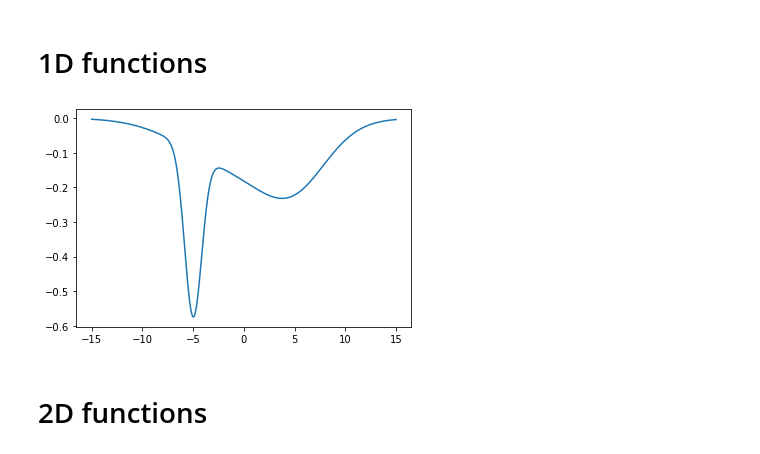
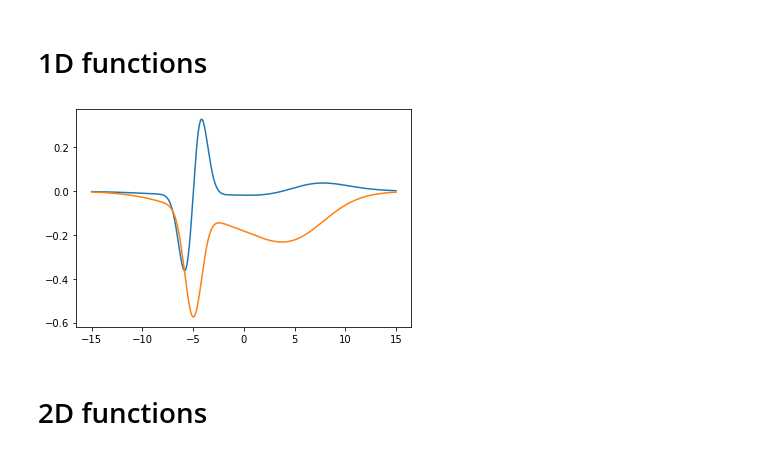
Before and after one commit to daniellengyel/shallow_minima, a Jupyter notebook: Different Functions.ipynb, the cells around one changed output. Drawn from its saved outputs; the diff is of its cells as text; code cells hidden in the pictures.

```diff
--- a/Different Functions.ipynb
+++ b/Different Functions.ipynb
@@ -10,15 +10,15 @@ import plotly.graph_objects as go
 # %%
 X = np.linspace(-15, 15, 1000)
 inp = np.array([X])
 
 out = flat_sharp_gaussian(inp)
 out_grad = grad_flat_sharp_gaussian(inp)
 
-# plt.plot(X, out_grad[0])
+plt.plot(X, out_grad[0])
 plt.plot(X, out)
 plt.show()
 # %% [output]
-[figure, old version]
+[figure, new version]
 # %% [markdown]
 # 2D functions
 # %%
```
Also changed, not shown: 3 other files.
